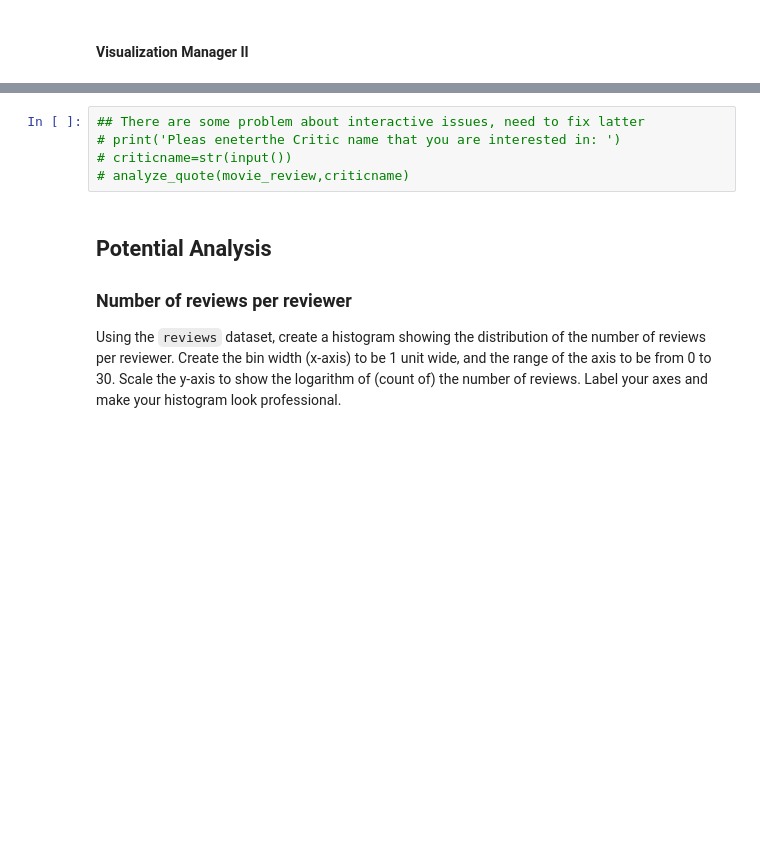
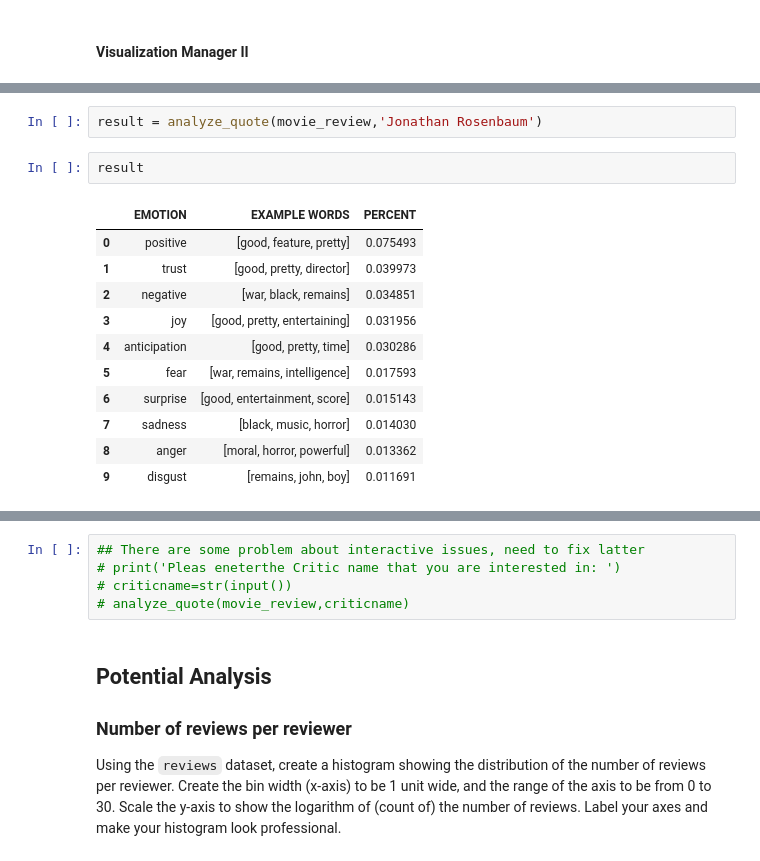
Before and after one commit to melmcchau/movie-rating-predictor-project-uwseds, a Jupyter notebook: code/Movie_Rating_Analysis.ipynb, the cells around one changed output, grey strips where cells are left out. Cells and saved outputs as stored; diff of their text form; blank space fills up the shorter version.

```diff
--- a/code/Movie_Rating_Analysis.ipynb
+++ b/code/Movie_Rating_Analysis.ipynb
@@ -172,0 +254,16 @@ disgust        0.78%       powerful,murder
+# %%
+result = analyze_quote(movie_review,'Jonathan Rosenbaum')
+# %%
+result
+# %% [output]
+|  | EMOTION | EXAMPLE WORDS | PERCENT |
+| 0 | positive | [good, feature, pretty] | 0.075493 |
+| 1 | trust | [good, pretty, director] | 0.039973 |
+| 2 | negative | [war, black, remains] | 0.034851 |
+| 3 | joy | [good, pretty, entertaining] | 0.031956 |
+| 4 | anticipation | [good, pretty, time] | 0.030286 |
+| 5 | fear | [war, remains, intelligence] | 0.017593 |
+| 6 | surprise | [good, entertainment, score] | 0.015143 |
+| 7 | sadness | [black, music, horror] | 0.014030 |
+| 8 | anger | [moral, horror, powerful] | 0.013362 |
+| 9 | disgust | [remains, john, boy] | 0.011691 |
```
Also changed, not shown: parts of 22 cells of this notebook.
